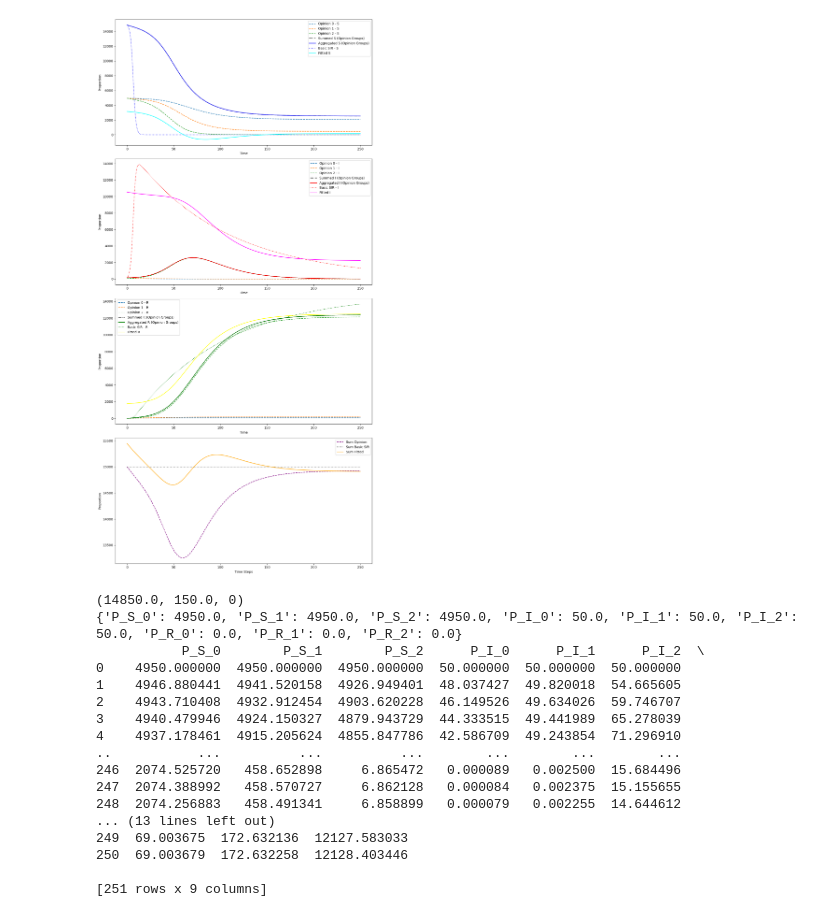
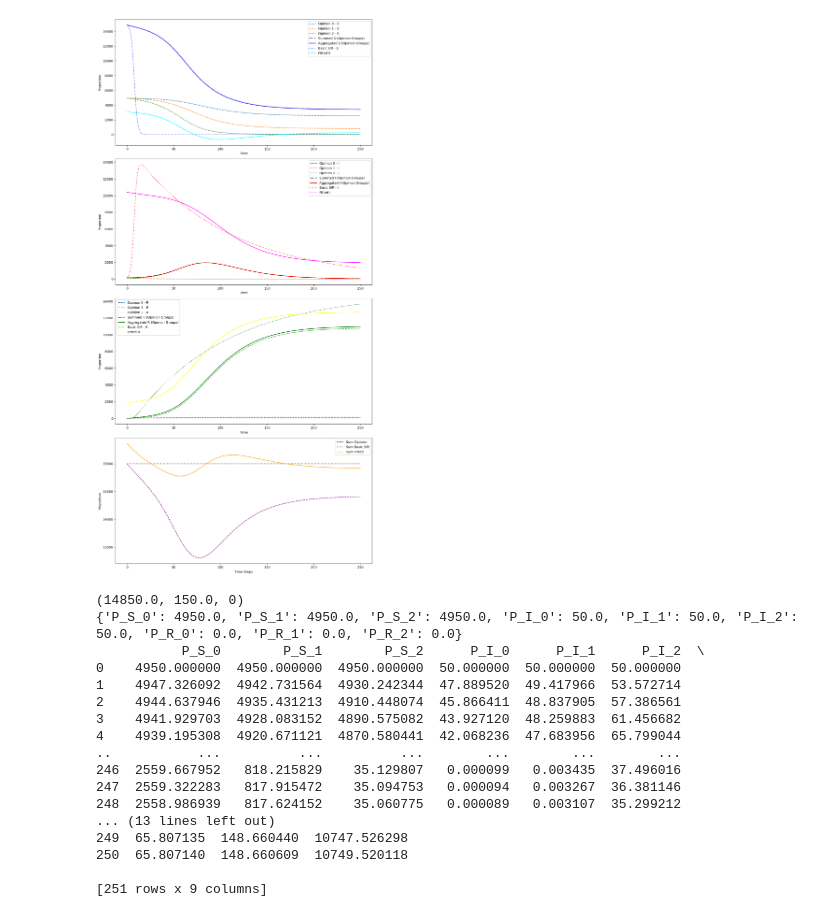
Before and after one commit to mohdkashifansari/Influence_of_Opinion_Dynamics_on_Disease_Spread, a Jupyter notebook: code_02_7_24.ipynb, the cells around one changed output. Cells and saved outputs as stored; diff of their text form; code cells hidden in the pictures.

Commit message:
Optimize SIR Model and Opinion dynamics notebook with improved beta and gamma values

```diff
--- a/code_02_7_24.ipynb
+++ b/code_02_7_24.ipynb
@@ -3,14 +3,15 @@ import numpy as np
 import pandas as pd
 import matplotlib.pyplot as plt
 from scipy.integrate import odeint
-from scipy.optimize import curve_fit
+from scipy.optimize import least_squares
+
 
 # Basic SIR model parameters and initial values
 N = 15000
 int_I = 0.01 * N
 int_R = 0
 int_S = N - int_I - int_R
-beta = 0.7
+beta = 0.6
 gamma = 0.01
 MaxTime = 250
 RunTime = np.linspace(0, MaxTime, MaxTime)
@@ -118,9 +119,6 @@ def aggregate_opinion_model(data, n):
     aggregated_R = data[[f'P_R_{i}' for i in range(n + 1)]].sum(axis=1)
     return aggregated_S, aggregated_I, aggregated_R
 
-# Fit a curve using MSE
-def mse_curve_fit(y_true, y_pred):
-    return np.mean((y_true - y_pred) ** 2)
 
 # Ensure the RunTime array includes the initial time step
 RunTime_extended = np.linspace(0, MaxTime, MaxTime + 1)
@@ -135,15 +133,28 @@ aggregated_S, aggregated_I, aggregated_R = aggregate_opinion_model(data, n)
 def fit_curve(x, a, b, c):
     return a * x[0] + b * x[1] + c * x[2]
 
+def custom_curve_fit(x_data, y_data):
+    def residuals(params, x, y):
+        return y - fit_curve(x, *params)
+
+    # Initial guess for parameters
+    initial_guess = [1, 1, 1]
+
+    # Perform least squares optimization
+    result = least_squares(residuals, initial_guess, args=(x_data, y_data))
+
+    return result.x
+
 # Exclude the initial values to match the lengths
 x_data = np.array([aggregated_S[1:], aggregated_I[1:], aggregated_R[1:]])
 y_data_S = basic_S
 y_data_I = basic_I
 y_data_R = basic_R
 
-popt_S, _ = curve_fit(fit_curve, x_data, y_data_S)
-popt_I, _ = curve_fit(fit_curve, x_data, y_data_I)
-popt_R, _ = curve_fit(fit_curve, x_data, y_data_R)
+popt_S = custom_curve_fit(x_data, y_data_S)
+popt_I = custom_curve_fit(x_data, y_data_I)
+popt_R = custom_curve_fit(x_data, y_data_R)
+
 
 fitted_S = fit_curve(x_data, *popt_S)
 fitted_I = fit_curve(x_data, *popt_I)
@@ -187,34 +198,34 @@ def plot_simulation_combined(aggregated_S, aggregated_I, aggregated_R, basic_S,
     axes[1].plot(RunTime, basic_I, label='Basic SIR - I', color='red', linestyle=':')
     axes[2].plot(RunTime, basic_R, label='Basic SIR - R', color='green', linestyle=':')
 
     # Plot fitted model results
     axes[0].plot(RunTime, fitted_S, label='Fitted S', color='cyan')
     axes[1].plot(RunTime, fitted_I, label='Fitted I', color='magenta')
     axes[2].plot(RunTime, fitted_R, label='Fitted R', color='yellow')
 
     # Plot summed proportions for SIR models
     axes[3].plot(RunTime_extended, sum_opinion, label='Sum Opinion', color='purple', linestyle='--')
     axes[3].plot(RunTime, sum_basic, label='Sum Basic SIR', color='black', linestyle=':')
     axes[3].plot(RunTime, sum_fitted, label='Sum Fitted', color='orange')
 
     # Set labels and legend for individual plots
     for i in range(3):
         axes[i].set_xlabel('Time')
         axes[i].set_ylabel('Proportion')
         axes[i].legend()
 
     # Set labels and legend for summed SIR proportions plot
     axes[3].set_xlabel('Time Steps')
     axes[3].set_ylabel('Proportion')
     axes[3].legend()
 
     plt.tight_layout()
     plt.show()
 
 # Call the combined plotting function
 plot_simulation_combined(aggregated_S, aggregated_I, aggregated_R, basic_S, basic_I, basic_R, fitted_S, fitted_I, fitted_R, RunTime_extended, RunTime, sum_opinion, sum_basic, sum_fitted, data, n)
 # %% [output]
-[figure, old version]
+[figure, new version]
 # %%
 print(y_0)
 
@@ -227,17 +238,17 @@ print(data)
 {'P_S_0': 4950.0, 'P_S_1': 4950.0, 'P_S_2': 4950.0, 'P_I_0': 50.0, 'P_I_1': 50.0, 'P_I_2': 50.0, 'P_R_0': 0.0, 'P_R_1': 0.0, 'P_R_2': 0.0}
            P_S_0        P_S_1        P_S_2      P_I_0      P_I_1      P_I_2  \
 0    4950.000000  4950.000000  4950.000000  50.000000  50.000000  50.000000
-1    4946.880441  4941.520158  4926.949401  48.037427  49.820018  54.665605
-2    4943.710408  4932.912454  4903.620228  46.149526  49.634026  59.746707
-3    4940.479946  4924.150327  4879.943729  44.333515  49.441989  65.278039
-4    4937.178461  4915.205624  4855.847786  42.586709  49.243854  71.296910
+1    4947.326092  4942.731564  4930.242344  47.889520  49.417966  53.572714
+2    4944.637946  4935.431213  4910.448074  45.866411  48.837905  57.386561
+3    4941.929703  4928.083152  4890.575082  43.927120  48.259883  61.456682
+4    4939.195308  4920.671121  4870.580441  42.068236  47.683956  65.799044
 ..           ...          ...          ...        ...        ...        ...
-246  2074.525720   458.652898     6.865472   0.000089   0.002500  15.684496
-247  2074.388992   458.570727     6.862128   0.000084   0.002375  15.155655
-248  2074.256883   458.491341     6.858899   0.000079   0.002255  14.644612
+246  2559.667952   818.215829    35.129807   0.000099   0.003435  37.496016
+247  2559.322283   817.915472    35.094753   0.000094   0.003267  36.381146
+248  2558.986939   817.624152    35.060775   0.000089   0.003107  35.299212
 ... (13 lines left out)
-249  69.003675  172.632136  12127.583033
-250  69.003679  172.632258  12128.403446
+249  65.807135  148.660440  10747.526298
+250  65.807140  148.660609  10749.520118
 
 [251 rows x 9 columns]
 # %%
```
Also changed, not shown: parts of 1 cell of this notebook.
